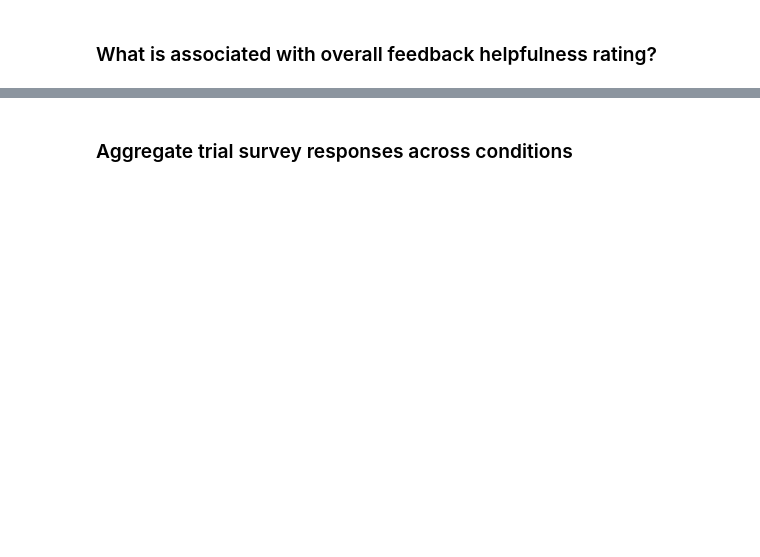
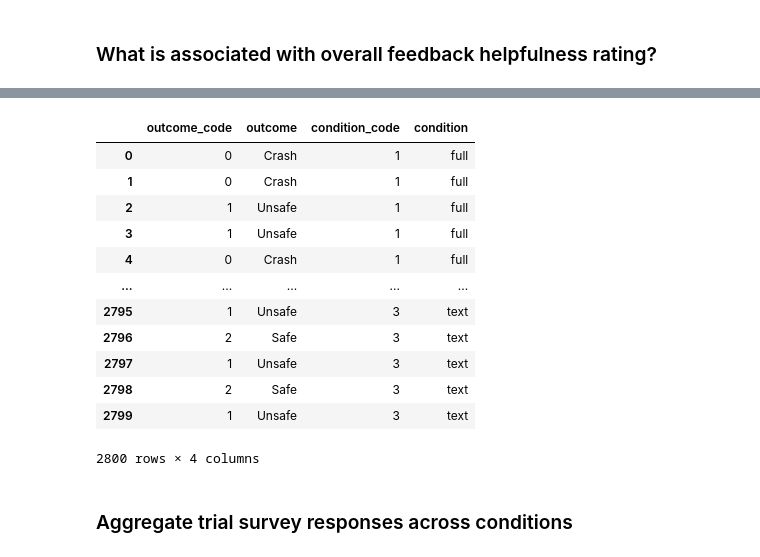
Before and after one commit to cairo-robotics/llm-multimodal-drone-feedback, a Jupyter notebook: analysis/analysis_brainstorm.ipynb, the cells around one changed output, grey strips where cells are left out. Saved outputs shown, nothing was run; the diff lists cells and outputs as text; code cells hidden in the pictures; blank space fills up the shorter version.

Commit message:
run predictors of feedback perception variables

```diff
--- a/analysis/analysis_brainstorm.ipynb
+++ b/analysis/analysis_brainstorm.ipynb
@@ -610,0 +610,19 @@ merged_filtered.to_csv(filtered_participant_file, index=False)
+# %%
+merged_filtered['total_time_seconds'] = merged_filtered['total_time'].dt.total_seconds()
+merged_filtered['avg_trial_time_seconds'] = merged_filtered['avg_trial_time'].dt.total_seconds()
+merged_filtered['avg_feedback_time_seconds'] = merged_filtered['avg_feedback_time'].dt.total_seconds()
+# %%
+feedback_mapping = {category: code for code, category in enumerate(merged_filtered['feedback_helped'].cat.categories)}
+merged_filtered['feedback_helped_code'] = merged_filtered['feedback_helped'].map(feedback_mapping)
+
+feedback_mapping_collapsed = {category: code for code, category in enumerate(merged_filtered['feedback_helped_collapsed'].cat.categories)}
+merged_filtered['feedback_helped_collapsed_code'] = merged_filtered['feedback_helped_collapsed'].map(feedback_mapping_collapsed)
+
+drone_mapping = {category: code for code, category in enumerate(merged_filtered['drone_experience'].cat.categories)}
+merged_filtered['drone_experience_code'] = merged_filtered['drone_experience'].map(drone_mapping)
+
+game_mapping = {category: code for code, category in enumerate(merged_filtered['video_game_experience'].cat.categories)}
+merged_filtered['video_game_experience_code'] = merged_filtered['video_game_experience'].map(game_mapping)
+
+condition_mapping = {category: code for code, category in enumerate(merged_filtered['condition'].cat.categories)}
+merged_filtered['condition_code'] = merged_filtered['condition'].map(condition_mapping)
@@ -610,0 +1012,8 @@ merged_filtered.to_csv(filtered_participant_file, index=False)
+# %%
+all_responses['trial_time_seconds'] = all_responses['trial_time'].dt.total_seconds()
+all_responses['feedback_time_seconds'] = all_responses['feedback_time'].dt.total_seconds()
+# %%
+outcome_mapping = {category: code for code, category in enumerate(all_responses['outcome'].cat.categories)}
+all_responses['outcome_code'] = all_responses['outcome'].map(outcome_mapping)
+
+all_responses['condition_code'] = all_responses['condition'].map(condition_mapping)
@@ -611,3 +1290,19 @@ merged_filtered.to_csv(filtered_participant_file, index=False)
+# %%
+all_responses[['outcome_code', 'outcome', 'condition_code', 'condition']]
+# %% [output]
+|  | outcome_code | outcome | condition_code | condition |
+| 0 | 0 | Crash | 1 | full |
+| 1 | 0 | Crash | 1 | full |
+| 2 | 1 | Unsafe | 1 | full |
+| 3 | 1 | Unsafe | 1 | full |
+| 4 | 0 | Crash | 1 | full |
+| ... | ... | ... | ... | ... |
+| 2795 | 1 | Unsafe | 3 | text |
+| 2796 | 2 | Safe | 3 | text |
+| 2797 | 1 | Unsafe | 3 | text |
+| 2798 | 2 | Safe | 3 | text |
+| 2799 | 1 | Unsafe | 3 | text |
+2800 rows × 4 columns
 # %% [markdown]
 ### Aggregate trial survey responses across conditions
 # %%
```
Also changed, not shown: parts of 64 cells of this notebook, 1 other file.
